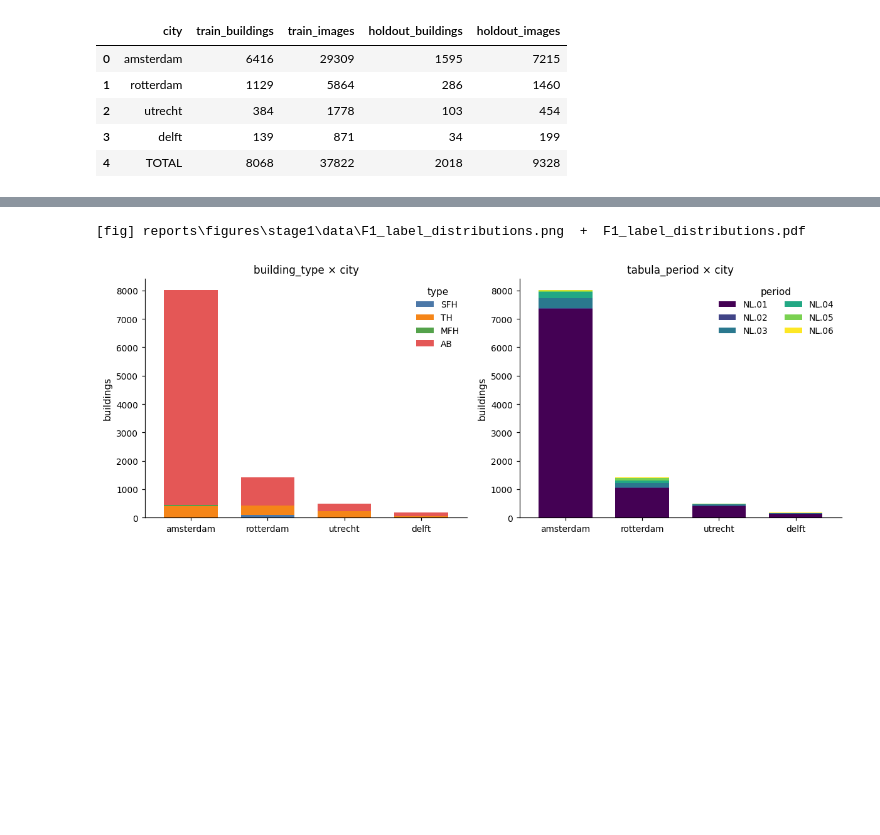
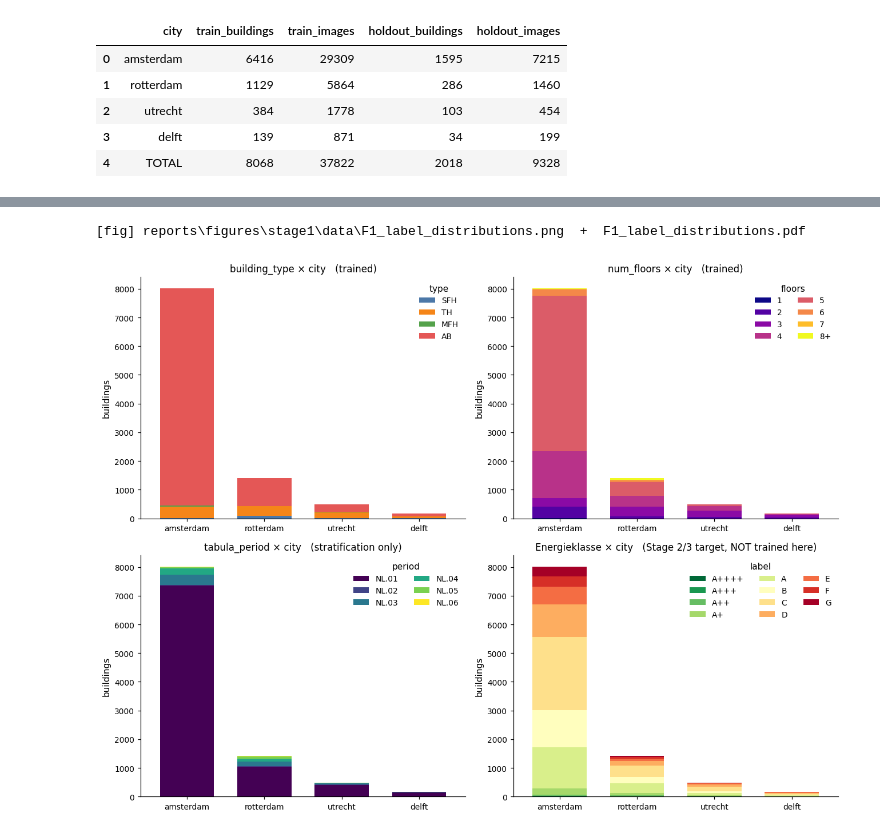
Before and after one commit to Peilingll/semi-synthetic-building-energy, a Jupyter notebook: notebooks/04_stage1_data.ipynb, the cells around one changed output, grey strips where cells are left out. Cells and saved outputs as stored; diff of their text form; code cells hidden in the pictures; blank space fills up the shorter version.

Commit message:
add 04_stage1_data_lable distribution

```diff
--- a/notebooks/04_stage1_data.ipynb
+++ b/notebooks/04_stage1_data.ipynb
@@ -83,43 +85,77 @@ agg_with_total
 # %%
 import matplotlib.pyplot as plt
 
 uni_gt = gt[gt['pand_id'].isin(uni_set)].copy()
 
-fig, axes = plt.subplots(1, 2, figsize=(11, 4.2))
+FLOOR_BUCKETS = ['1', '2', '3', '4', '5', '6', '7', '8+']
+def _floor_bucket(n):
+    n = int(n)
+    return str(n) if n <= 7 else '8+'
+uni_gt['floor_bucket'] = uni_gt['num_floors'].map(_floor_bucket)
 
-# Left: building_type x city stacked
+ENERGY_LABELS = ['A++++', 'A+++', 'A++', 'A+', 'A', 'B', 'C', 'D', 'E', 'F', 'G']
+
+fig, axes = plt.subplots(2, 2, figsize=(12, 9))
+
+# (0,0) building_type × city  — TRAINED TARGET
 type_city = (
     uni_gt.groupby(['city', 'building_type']).size()
     .unstack(fill_value=0)
     .reindex(index=CITY_LABELS)
     .reindex(columns=TYPE_LABELS, fill_value=0)
 )
-type_city.plot(kind='bar', stacked=True, ax=axes[0],
+type_city.plot(kind='bar', stacked=True, ax=axes[0, 0],
                color=[TYPE_PALETTE[t] for t in TYPE_LABELS], width=0.7)
-axes[0].set_title('building_type × city')
-axes[0].set_xlabel('')
-axes[0].set_ylabel('buildings')
-axes[0].tick_params(axis='x', rotation=0)
-axes[0].legend(title='type', loc='upper right', frameon=False)
+axes[0, 0].set_title('building_type × city   (trained)')
+axes[0, 0].set_xlabel(''); axes[0, 0].set_ylabel('buildings')
+axes[0, 0].tick_params(axis='x', rotation=0)
+axes[0, 0].legend(title='type', loc='upper right', frameon=False)
 
-# Right: tabula_period x city stacked
+# (0,1) num_floors × city  — TRAINED TARGET
+floor_city = (
+    uni_gt.groupby(['city', 'floor_bucket']).size()
+    .unstack(fill_value=0)
+    .reindex(index=CITY_LABELS)
+    .reindex(columns=FLOOR_BUCKETS, fill_value=0)
+)
+floor_city.plot(kind='bar', stacked=True, ax=axes[0, 1],
+                colormap='plasma', width=0.7)
+axes[0, 1].set_title('num_floors × city   (trained)')
+axes[0, 1].set_xlabel(''); axes[0, 1].set_ylabel('buildings')
+axes[0, 1].tick_params(axis='x', rotation=0)
+axes[0, 1].legend(title='floors', loc='upper right', frameon=False, ncol=2)
+
+# (1,0) tabula_period × city  — derived from bouwjaar, stratification only
 period_city = (
     uni_gt.groupby(['city', 'tabula_period']).size()
     .unstack(fill_value=0)
     .reindex(index=CITY_LABELS)
     .reindex(columns=PERIOD_LABELS, fill_value=0)
 )
-period_city.plot(kind='bar', stacked=True, ax=axes[1],
+period_city.plot(kind='bar', stacked=True, ax=axes[1, 0],
                  colormap='viridis', width=0.7)
-axes[1].set_title('tabula_period × city')
-axes[1].set_xlabel('')
-axes[1].set_ylabel('buildings')
-axes[1].tick_params(axis='x', rotation=0)
-axes[1].legend(title='period', loc='upper right', frameon=False, ncol=2)
+axes[1, 0].set_title('tabula_period × city   (stratification only)')
+axes[1, 0].set_xlabel(''); axes[1, 0].set_ylabel('buildings')
+axes[1, 0].tick_params(axis='x', rotation=0)
+axes[1, 0].legend(title='period', loc='upper right', frameon=False, ncol=2)
+
+# (1,1) Energieklasse × city  — Stage 2/3 target, NOT trained at Stage 1
+energy_city = (
+    uni_gt.groupby(['city', 'Energieklasse']).size()
+    .unstack(fill_value=0)
+    .reindex(index=CITY_LABELS)
+    .reindex(columns=ENERGY_LABELS, fill_value=0)
+)
+energy_city.plot(kind='bar', stacked=True, ax=axes[1, 1],
+                 colormap='RdYlGn_r', width=0.7)
+axes[1, 1].set_title('Energieklasse × city   (Stage 2/3 target, NOT trained here)')
+axes[1, 1].set_xlabel(''); axes[1, 1].set_ylabel('buildings')
+axes[1, 1].tick_params(axis='x', rotation=0)
+axes[1, 1].legend(title='label', loc='upper right', frameon=False, ncol=3)
 
 fig.tight_layout()
 save_fig(fig, 'F1_label_distributions', 'data')
 plt.show()
 # %% [output]
 [fig] reports\figures\stage1\data\F1_label_distributions.png  +  F1_label_distributions.pdf
-[figure, old version]
+[figure, new version]
```
Also changed, not shown: parts of 2 cells of this notebook, 3 other files.
